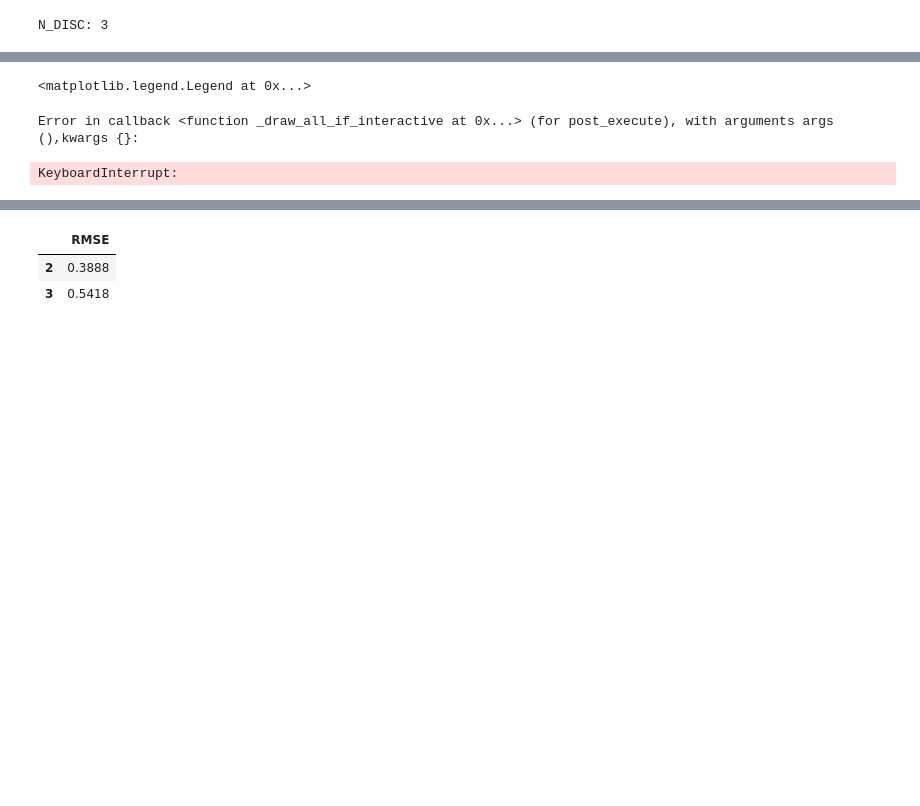
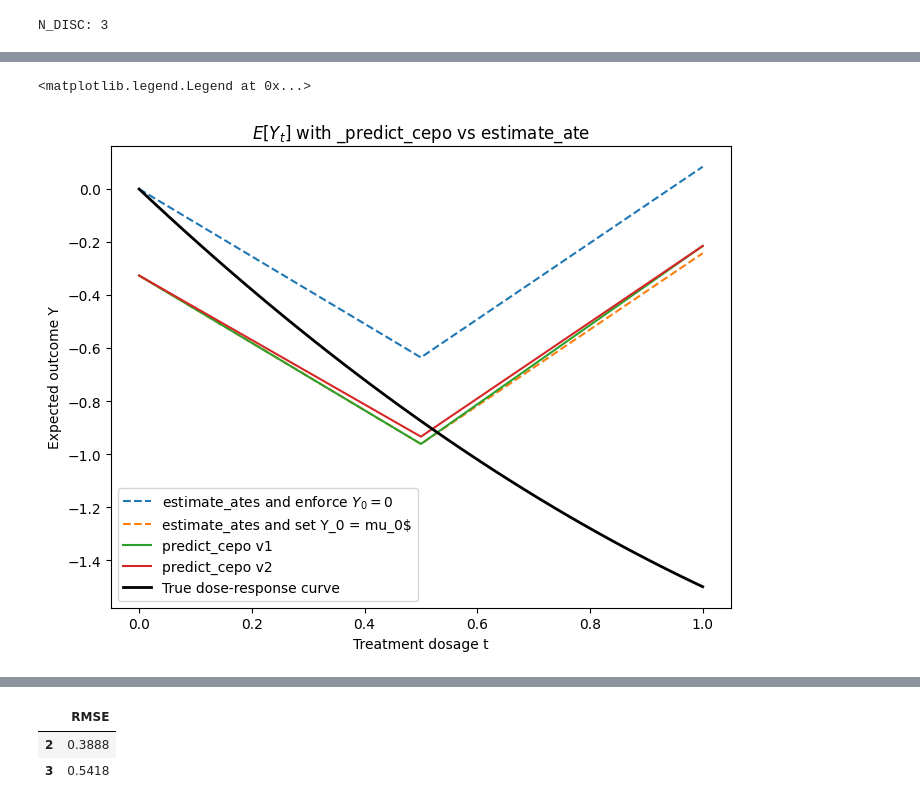
Before and after one commit to chris-L6/CausalPFN, a Jupyter notebook: notebooks/notebook_cepo_figuring_out.ipynb, the cells around one changed output, grey strips where cells are left out. Cells and saved outputs as stored; diff of their text form; code cells hidden in the pictures; blank space fills up the shorter version.

```diff
--- a/notebooks/notebook_cepo_figuring_out.ipynb
+++ b/notebooks/notebook_cepo_figuring_out.ipynb
@@ -145,21 +146,34 @@ df
 | [0, 0.5] | -0.326206 | -0.961495 | NA | -0.635289 | -0.635289 |
 | [0.5, 1] | NA | -0.934088 | -0.214735 | 0.719353 | 0.719353 |
 # %%
+fig = plt.figure(figsize=(8, 6))
+
 # Plot ate curve
-plt.plot(discrete_treatment_levels, [0] + ates,
+plt.plot(discrete_treatment_levels, [0, 0 + ates[0], 0 + ates[0] + ates[1]],
+         '--',
          label="estimate_ates and enforce $Y_0 = 0$") # With Y_0 = 0 enforced
-plt.plot(discrete_treatment_levels, [epos[0][0]] + ates,
+plt.plot(discrete_treatment_levels, [epos[0][0], epos[0][0] + ates[0], epos[0][0] + ates[0] + ates[1]],
+         '--',
          label="estimate_ates and set Y_0 = mu_0$") # With Y_0 = mu_0_est
+
+# # Plot epo curve
+plt.plot(
+    discrete_treatment_levels, [epos_[0], epos_[1][0], epos_[2]],
+    label="predict_cepo v1"
+)
+plt.plot(
+    discrete_treatment_levels, [epos_[0], epos_[1][1], epos_[2]],
+    label="predict_cepo v2"
+)
 
 # True dose-response curve
 plt.plot(np.linspace(0.0, 1.0, 100), drf(np.linspace(0.0, 1.0, 100)),
          label="True dose-response curve", linewidth=2, c='k', zorder=15)
 
 plt.title("$E[Y_t]$ with _predict_cepo vs estimate_ate") # Note E[Y_t] = E[Y | do(T = t)]
 plt.xlabel("Treatment dosage t")
 plt.ylabel("Expected outcome Y")
 plt.legend()
 # %% [output]
 <matplotlib.legend.Legend at 0x...>
-Error in callback <function _draw_all_if_interactive at 0x...> (for post_execute), with arguments args (),kwargs {}:
-KeyboardInterrupt:
+[figure, added]
```
Also changed, not shown: parts of 10 cells of this notebook, 4 other files.
